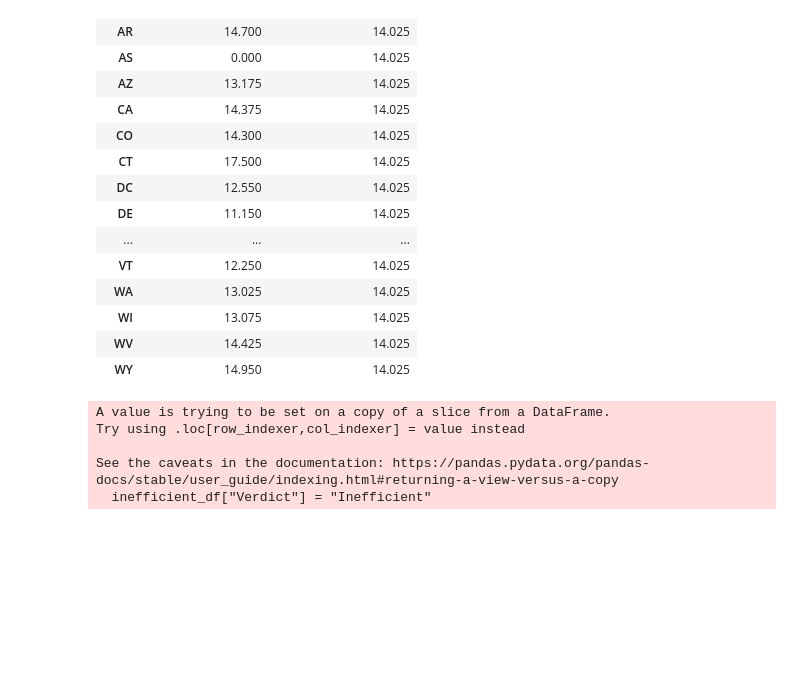
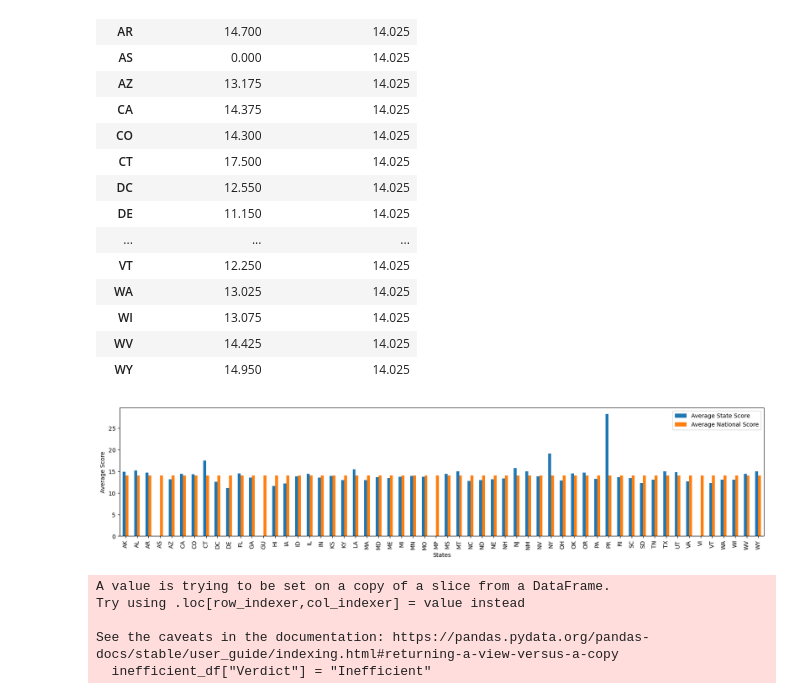
Before and after one commit to vinayvattipally-22/project-1_Group-5, a Jupyter notebook: imaging_cleaned.ipynb, the cells around one changed output. Drawn from its saved outputs; the diff is of its cells as text; code cells hidden in the pictures; blank space fills up the shorter version.

```diff
--- a/imaging_cleaned.ipynb
+++ b/imaging_cleaned.ipynb
@@ -147,4 +164,12 @@ final_df
 | WI | 13.075 | 14.025 |
 | WV | 14.425 | 14.025 |
 | WY | 14.950 | 14.025 |
+# %%
+# Bar Chart visualizing Average Score for each State compared to the Average National Score
+
+final_df_plot = final_df.plot(kind="bar", figsize=(20,4), ylabel="Average Score", xlabel="States")
+
+plt.show()
+# %% [output]
+[figure, added]
 # %%
```
Also changed, not shown: parts of 18 cells of this notebook.
